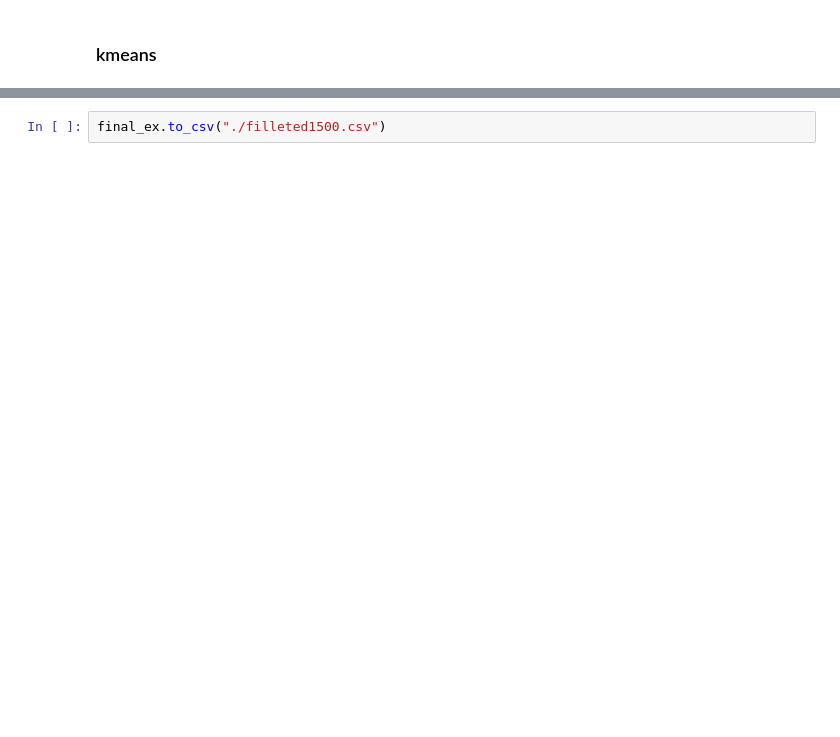
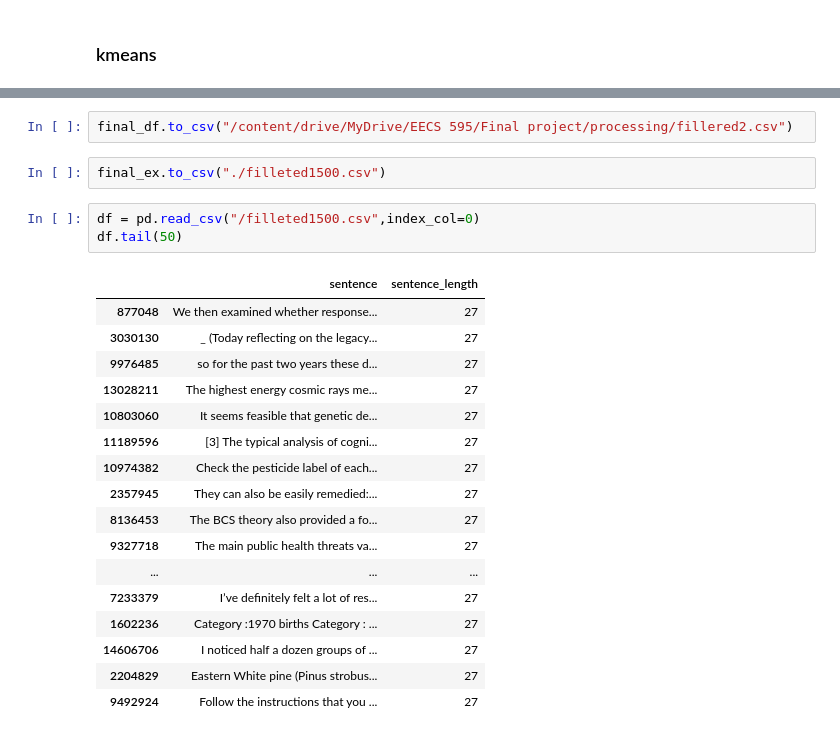
Before and after one commit to Dyouvrean/EECS595-Project, a Jupyter notebook: Preprocess Dataset.ipynb, the cells around one changed output, grey strips where cells are left out. Saved outputs shown, nothing was run; the diff lists cells and outputs as text; blank space fills up the shorter version.

```diff
--- a/Preprocess Dataset.ipynb
+++ b/Preprocess Dataset.ipynb
@@ -372,2 +376,25 @@ final_ex
+# %%
+final_df.to_csv("/content/drive/MyDrive/EECS 595/Final project/processing/fillered2.csv")
 # %%
 final_ex.to_csv("./filleted1500.csv")
+# %%
+df = pd.read_csv("/filleted1500.csv",index_col=0)
+df.tail(50)
+# %% [output]
+|  | sentence | sentence_length |
+| 877048 | We then examined whether response... | 27 |
+| 3030130 | _ (Today reflecting on the legacy... | 27 |
+| 9976485 | so for the past two years these d... | 27 |
+| 13028211 | The highest energy cosmic rays me... | 27 |
+| 10803060 | It seems feasible that genetic de... | 27 |
+| 11189596 | [3] The typical analysis of cogni... | 27 |
+| 10974382 | Check the pesticide label of each... | 27 |
+| 2357945 | They can also be easily remedied:... | 27 |
+| 8136453 | The BCS theory also provided a fo... | 27 |
+| 9327718 | The main public health threats va... | 27 |
+| ... | ... | ... |
+| 7233379 | I’ve definitely felt a lot of res... | 27 |
+| 1602236 | Category :1970 births Category : ... | 27 |
+| 14606706 | I noticed half a dozen groups of ... | 27 |
+| 2204829 | Eastern White pine (Pinus strobus... | 27 |
+| 9492924 | Follow the instructions that you ... | 27 |
```
Also changed, not shown: parts of 23 cells of this notebook, 1 other file.
